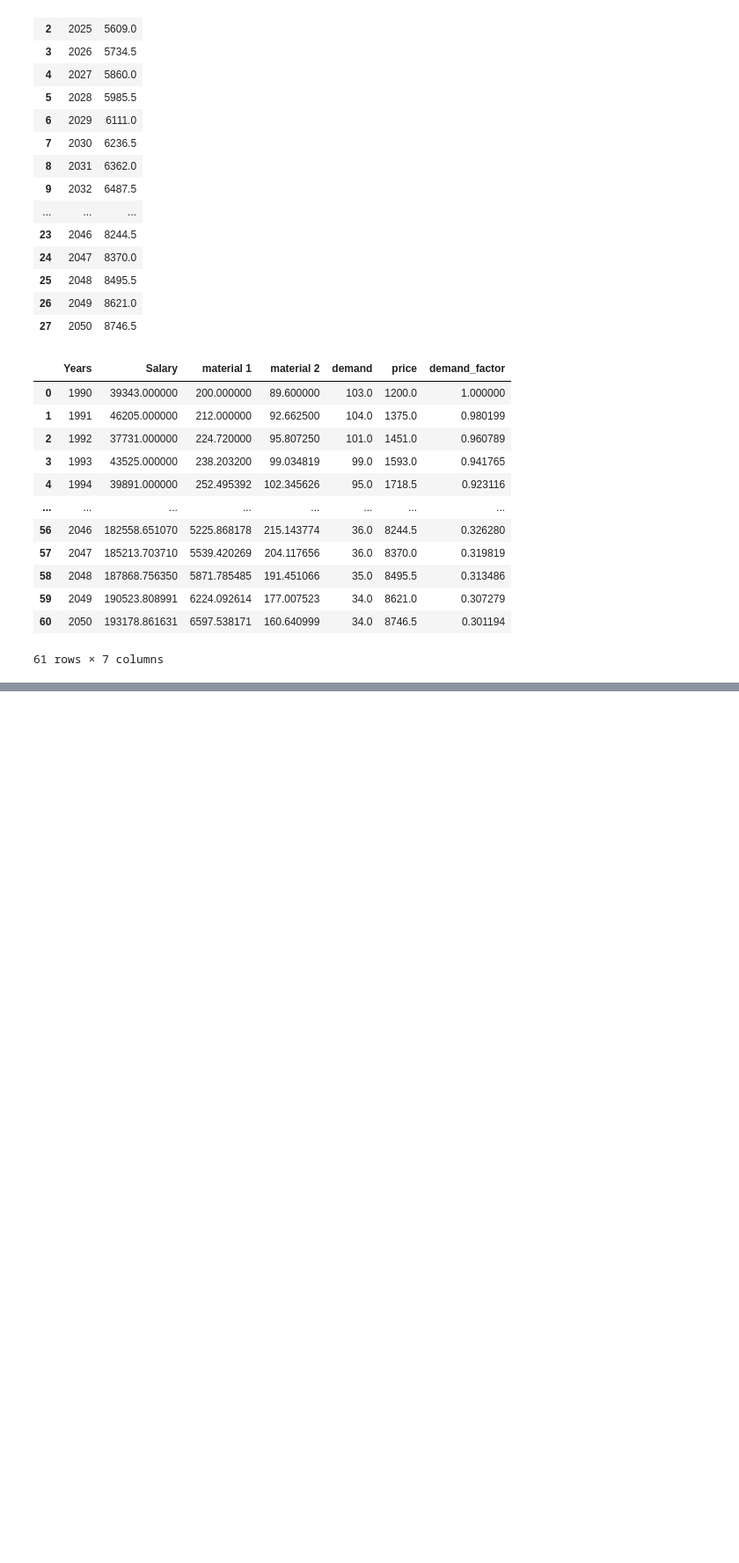
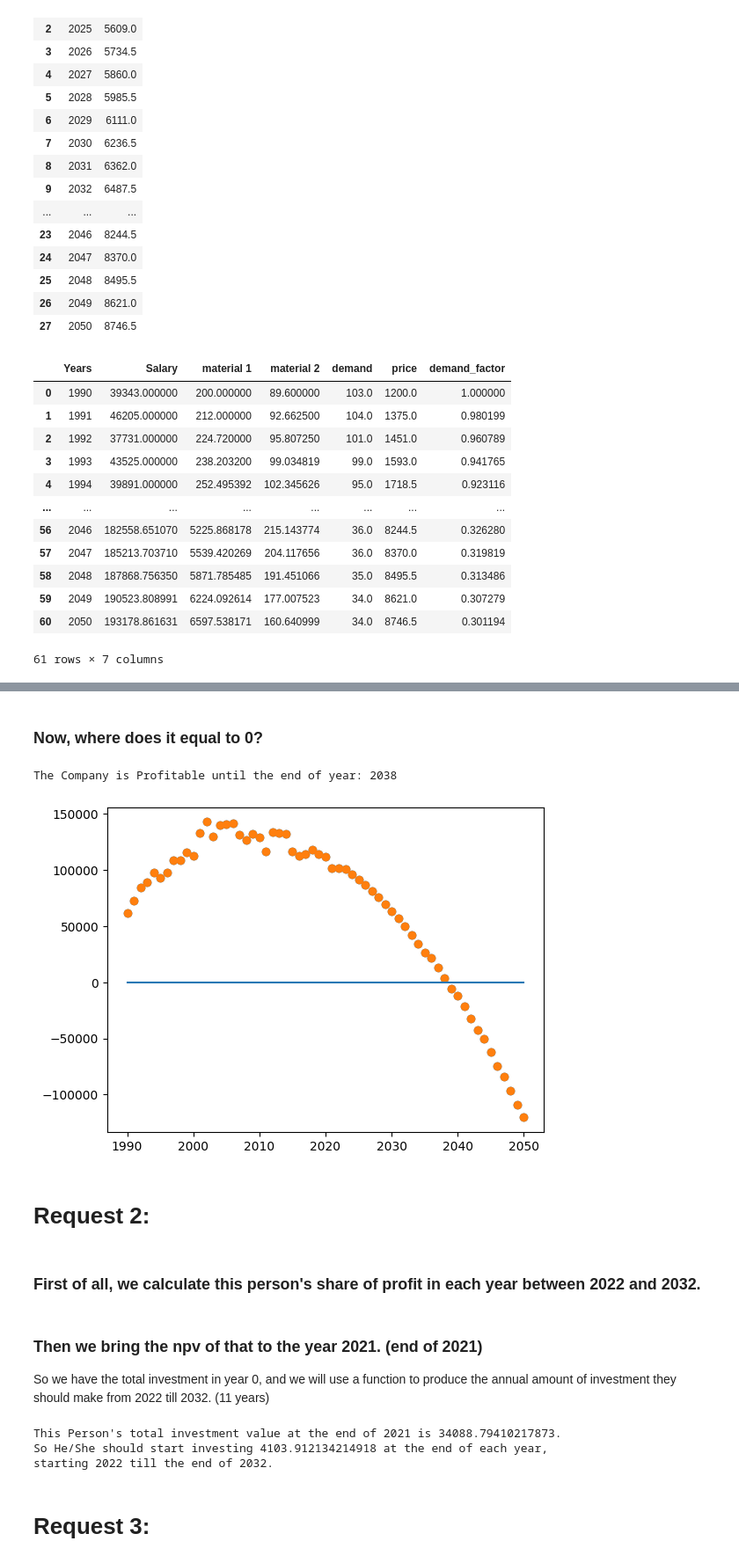
Before and after one commit to Hossein-MJafari/EEcon_Py_Project, a Jupyter notebook: Project.ipynb, the cells around one changed output, grey strips where cells are left out. Shown: that part at 88% size. Drawn from its saved outputs; the diff is of its cells as text; code cells hidden in the pictures; blank space fills up the shorter version.

Commit message:
Finished the 3 requests.

```diff
--- a/Project.ipynb
+++ b/Project.ipynb
@@ -522,0 +529,13 @@ complete_data
+# %%
+d1 = complete_data
+def discount(demand):
+    d=0
+    if demand > 60:
+        d = 0.18
+    elif 40 < demand <=60:
+        d = 0.1
+    elif 20 < demand <= 40:
+        d = 0.05
+    return d
+d1['discount'] = [discount(d) for d in d1['demand']]
+d1
@@ -522,0 +558,8 @@ complete_data
+# %%
+def profit(data):
+    data['costs'] = -data['Salary'] +data['demand'] *(-data['material 1']-data['discount']*data['material 2'])
+    data['rev'] = data['price'] * data['demand']
+
+    return data['costs'] + data['rev']
+d1['Net Profit'] = profit(d1)
+d1
@@ -522,0 +580,41 @@ complete_data
+# %% [markdown]
+### Now, where does it equal to 0?
+# %%
+for i,j in enumerate(d1['Net Profit']):
+    if i < 60 and j*d1['Net Profit'][i+1] < 0:
+        print(f"The Company is Profitable until the end of year: {d1['Years'][i]}")
+
+plt.scatter(d1['Years'], d1['Net Profit'])
+plt.scatter(d1['Years'], d1['Net Profit'])
+plt.plot([i for i in range(1990,2051)], [0 for i in range(1990,2051)])
+plt.show()
+# %% [output]
+The Company is Profitable until the end of year: 2038
+[figure, added]
+# %% [markdown]
+# Request 2:
+# %% [markdown]
+### First of all, we calculate this person's share of profit in each year between 2022 and 2032.
+# %% [markdown]
+### Then we bring the npv of that to the year 2021. (end of 2021)
+So we have the total investment in year 0, and we will use a function to produce the annual amount of investment they should make from 2022 till 2032. (11 years)
+# %%
+d2 = complete_data.loc[2022-1990:2032-1990].copy()
+
+# Calculating the person's profit as 25% of the net profit
+d2.loc[:, "Person's Profit"] = d2['Net Profit'] * 0.25
+
+# Assuming 'future_to_present' is a function defined elsewhere that calculates the present value
+# Calculating the person's profit in 2021
+d2.loc[:, "Person's Profit in 2021"] = future_to_present(0.05, d2['Years'] - 2021, d2["Person's Profit"])
+
+npv_persons_invest = 0.2 * sum(d2["Person's Profit in 2021"])
+annual_persons_invest = present_to_annual(0.05, 11, npv_persons_invest)
+print(f"This Person's total investment value at the end of 2021 is {npv_persons_invest}.")
+print(f"So He/She should start investing {annual_persons_invest} at the end of each year,\nstarting 2022 till the end of 2032.")
+# %% [output]
+This Person's total investment value at the end of 2021 is 34088.79410217873.
+So He/She should start investing 4103.912134214918 at the end of each year,
+starting 2022 till the end of 2032.
+# %% [markdown]
+# Request 3:
```
Also changed, not shown: parts of 8 cells of this notebook, 1 other file.
